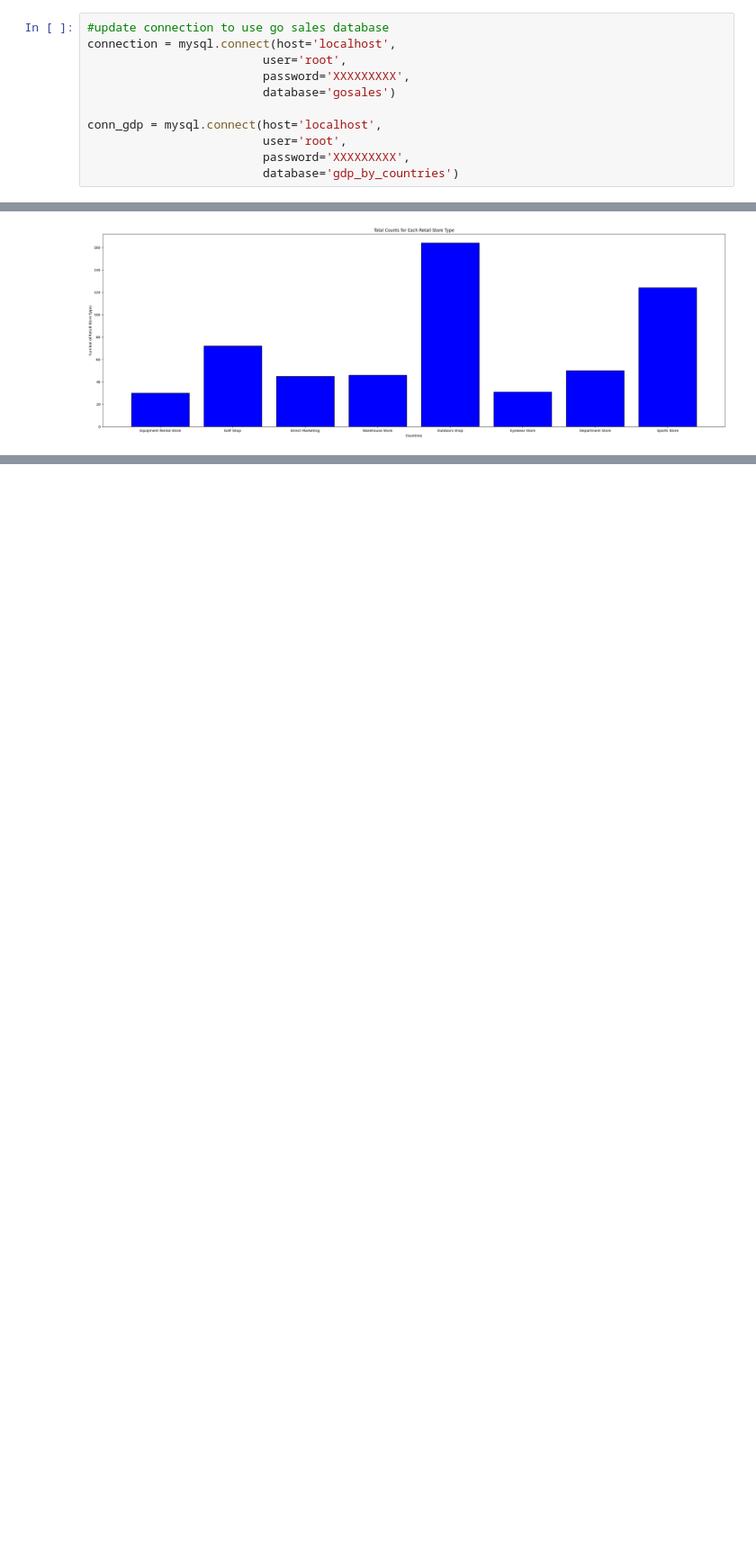
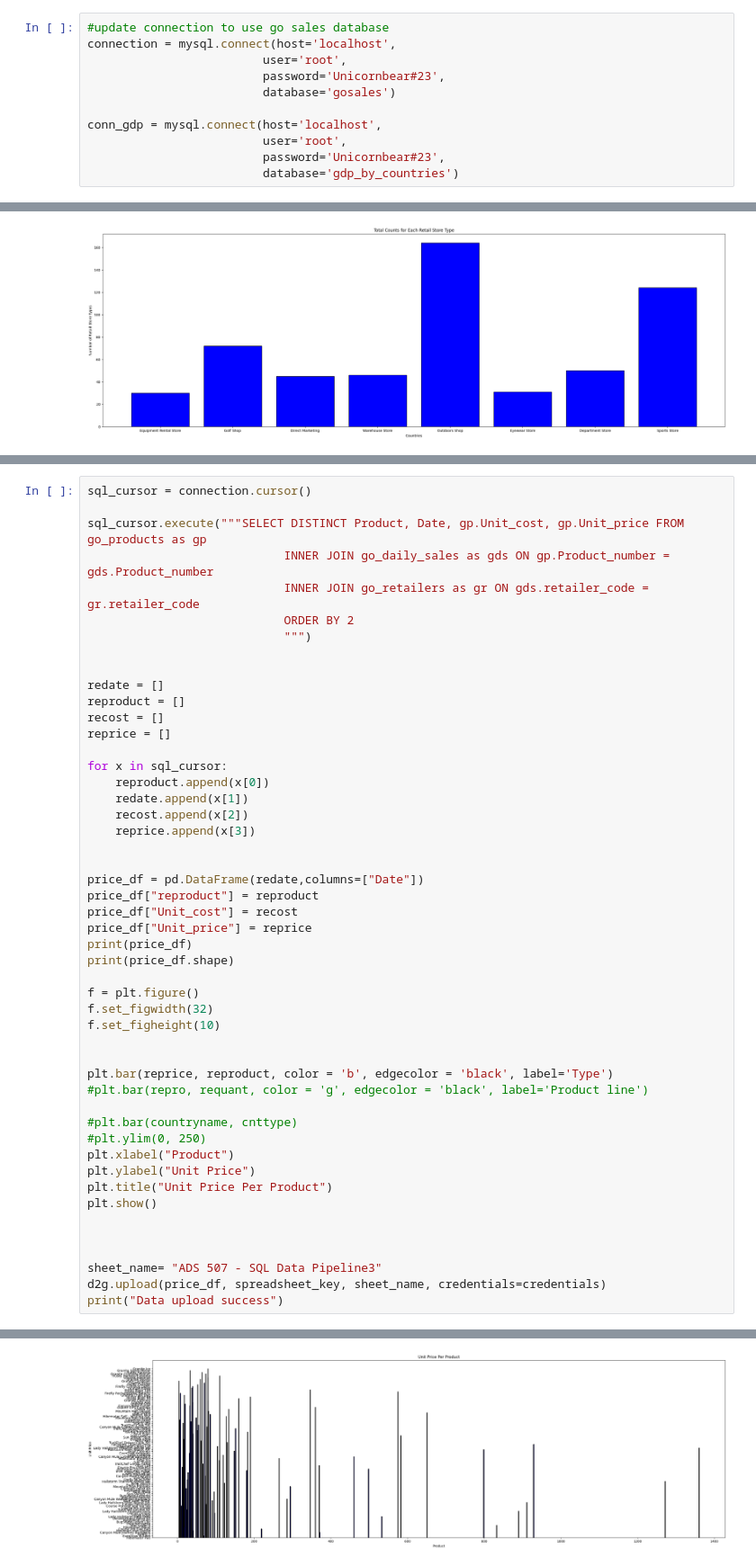
Before and after one commit to RenettaNelson/ADS-507---SQL-Data-Pipeline, a Jupyter notebook: ADS-507-01_group_3_code(1).ipynb, the cells around one changed output, grey strips where cells are left out. Shown: that part at 90% size. Cells and saved outputs as stored; diff of their text form; blank space fills up the shorter version.

```diff
--- a/ADS-507-01_group_3_code(1).ipynb
+++ b/ADS-507-01_group_3_code(1).ipynb
@@ -23,10 +23,10 @@ You will need to add your own local server password (need to figure out a cleane
 #update connection to use go sales database
 connection = mysql.connect(host='localhost',
                          user='root',
-                         password='XXXXXXXXX',
+                         password='Unicornbear#23',
                          database='gosales')
 
 conn_gdp = mysql.connect(host='localhost',
                          user='root',
-                         password='XXXXXXXXX',
+                         password='Unicornbear#23',
                          database='gdp_by_countries')
@@ -141,0 +140,50 @@ num4
+# %%
+sql_cursor = connection.cursor()
+
+sql_cursor.execute("""SELECT DISTINCT Product, Date, gp.Unit_cost, gp.Unit_price FROM go_products as gp
+                            INNER JOIN go_daily_sales as gds ON gp.Product_number = gds.Product_number
+                            INNER JOIN go_retailers as gr ON gds.retailer_code = gr.retailer_code
+                            ORDER BY 2
+                            """)
+
+
+redate = []
+reproduct = []
+recost = []
+reprice = []
+
+for x in sql_cursor:
+    reproduct.append(x[0])
+    redate.append(x[1])
+    recost.append(x[2])
+    reprice.append(x[3])
+
+
+price_df = pd.DataFrame(redate,columns=["Date"])
+price_df["reproduct"] = reproduct
+price_df["Unit_cost"] = recost
+price_df["Unit_price"] = reprice
+print(price_df)
+print(price_df.shape)
+
+f = plt.figure()
+f.set_figwidth(32)
+f.set_figheight(10)
+
+
+plt.bar(reprice, reproduct, color = 'b', edgecolor = 'black', label='Type')
+#plt.bar(repro, requant, color = 'g', edgecolor = 'black', label='Product line')
+
+#plt.bar(countryname, cnttype)
+#plt.ylim(0, 250)
+plt.xlabel("Product")
+plt.ylabel("Unit Price")
+plt.title("Unit Price Per Product")
+plt.show()
+
+
+
+sheet_name= "ADS 507 - SQL Data Pipeline3"
+d2g.upload(price_df, spreadsheet_key, sheet_name, credentials=credentials)
+print("Data upload success")
+# %% [output]
@@ -141,0 +205 @@ num4
+[figure, added]
```
Also changed, not shown: parts of 8 cells of this notebook.
